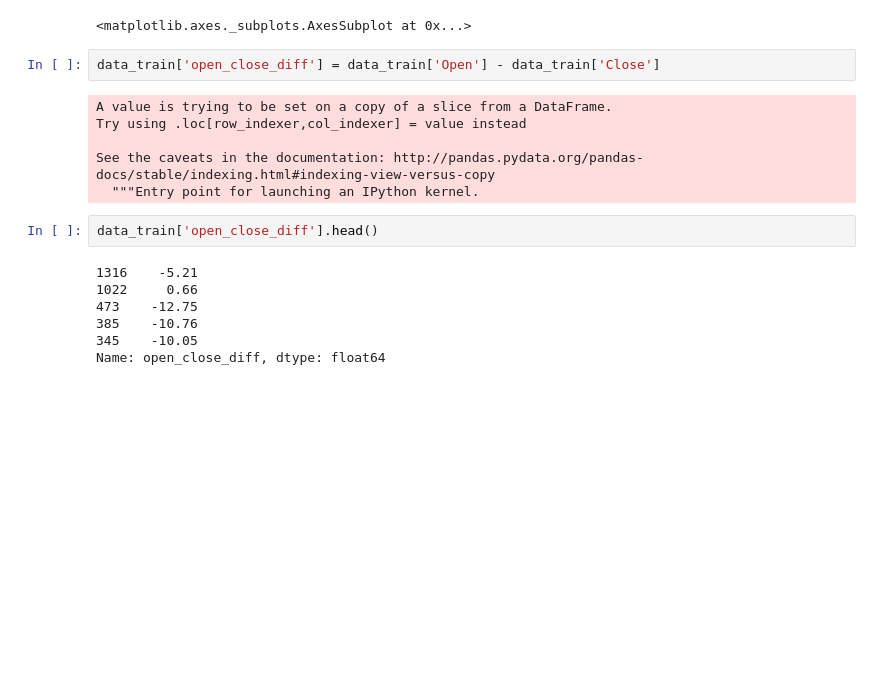
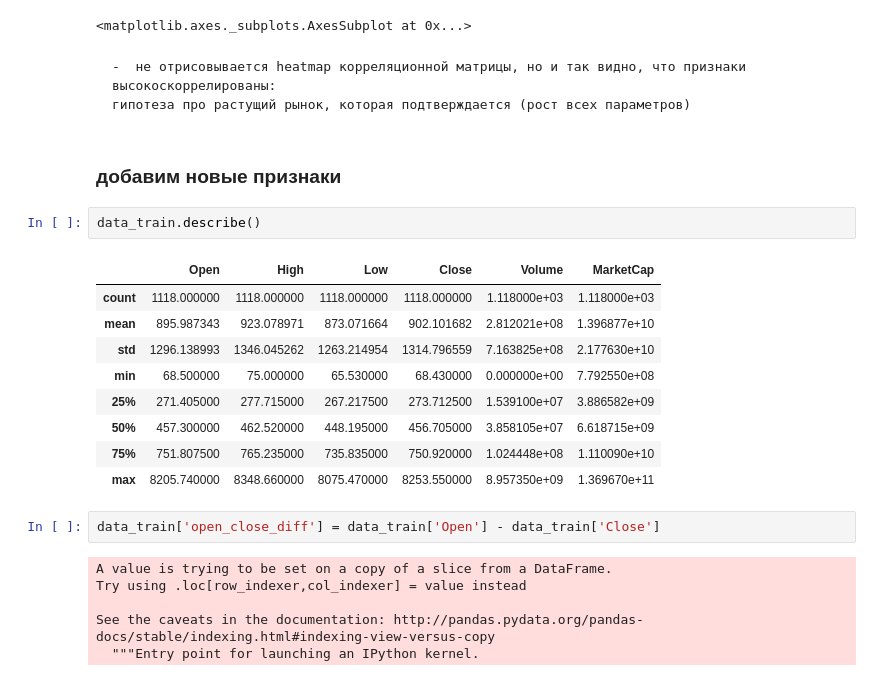
Before and after one commit to mitya8128/ml_club, a Jupyter notebook: cryptoassets.ipynb, the cells around one changed output. Cells and saved outputs as stored; diff of their text form; blank space fills up the shorter version.

```diff
--- a/cryptoassets.ipynb
+++ b/cryptoassets.ipynb
@@ -48,6 +48,23 @@ corr_matrix = data_train.corr()
 sns.heatmap(corr_matrix)
 # %% [output]
 <matplotlib.axes._subplots.AxesSubplot at 0x...>
+# %% [markdown]
+    -  не отрисовывается heatmap корреляционной матрицы, но и так видно, что признаки высокоскоррелированы:
+    гипотеза про растущий рынок, которая подтверждается (рост всех параметров)
+# %% [markdown]
+### добавим новые признаки
+# %%
+data_train.describe()
+# %% [output]
+|  | Open | High | Low | Close | Volume | MarketCap |
+| count | 1118.000000 | 1118.000000 | 1118.000000 | 1118.000000 | 1.118000e+03 | 1.118000e+03 |
+| mean | 895.987343 | 923.078971 | 873.071664 | 902.101682 | 2.812021e+08 | 1.396877e+10 |
+| std | 1296.138993 | 1346.045262 | 1263.214954 | 1314.796559 | 7.163825e+08 | 2.177630e+10 |
+| min | 68.500000 | 75.000000 | 65.530000 | 68.430000 | 0.000000e+00 | 7.792550e+08 |
+| 25% | 271.405000 | 277.715000 | 267.217500 | 273.712500 | 1.539100e+07 | 3.886582e+09 |
+| 50% | 457.300000 | 462.520000 | 448.195000 | 456.705000 | 3.858105e+07 | 6.618715e+09 |
+| 75% | 751.807500 | 765.235000 | 735.835000 | 750.920000 | 1.024448e+08 | 1.110090e+10 |
+| max | 8205.740000 | 8348.660000 | 8075.470000 | 8253.550000 | 8.957350e+09 | 1.369670e+11 |
 # %%
 data_train['open_close_diff'] = data_train['Open'] - data_train['Close']
 # %% [output]
@@ -56,15 +73,6 @@ Try using .loc[row_indexer,col_indexer] = value instead
 
 See the caveats in the documentation: http://pandas.pydata.org/pandas-docs/stable/indexing.html#indexing-view-versus-copy
   """Entry point for launching an IPython kernel.
-# %%
-data_train['open_close_diff'].head()
-# %% [output]
-1316    -5.21
-1022     0.66
-473    -12.75
-385    -10.76
-345    -10.05
-Name: open_close_diff, dtype: float64
 # %%
 data_train['high_low_diff'] = data_train['High'] - data_train['Low']
 data_train.head()
```
Also changed, not shown: parts of 8 cells of this notebook.
